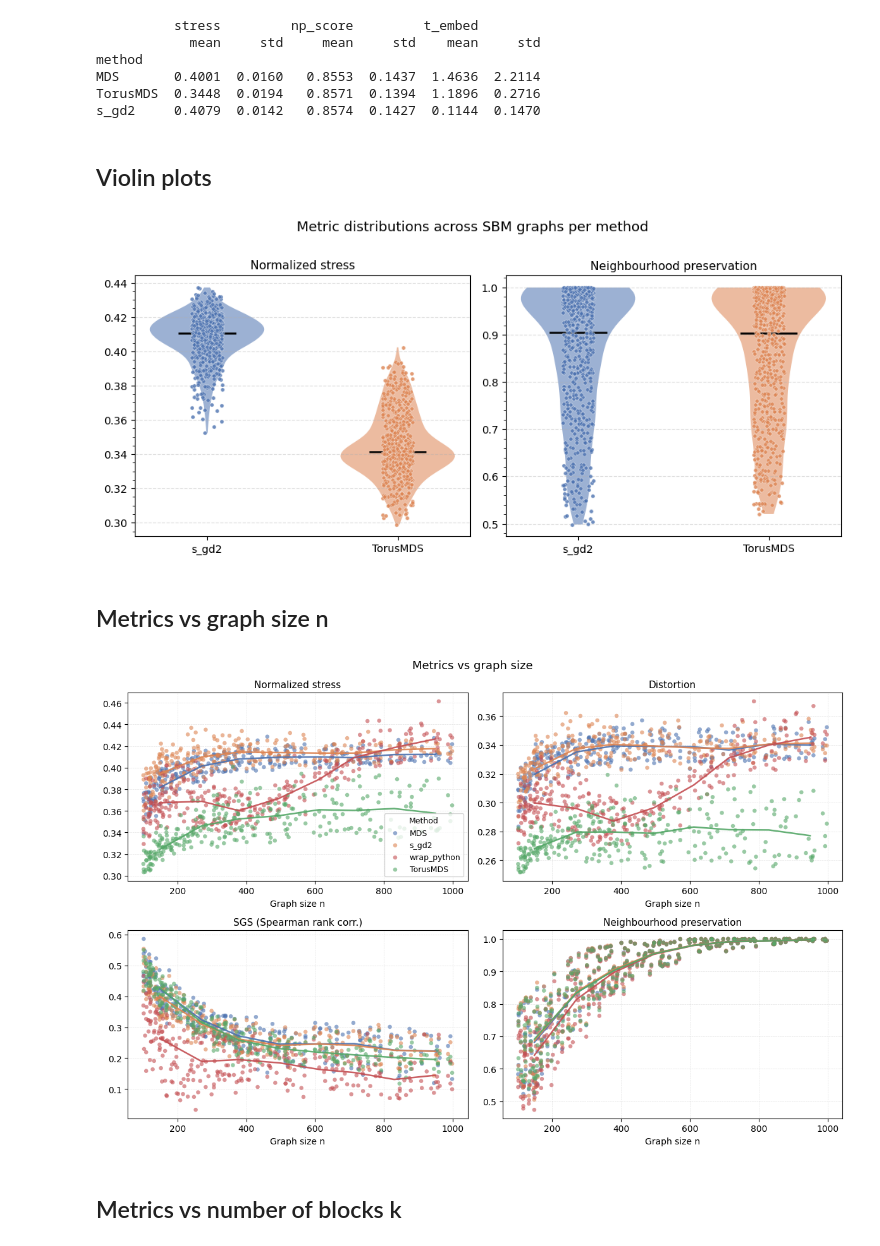
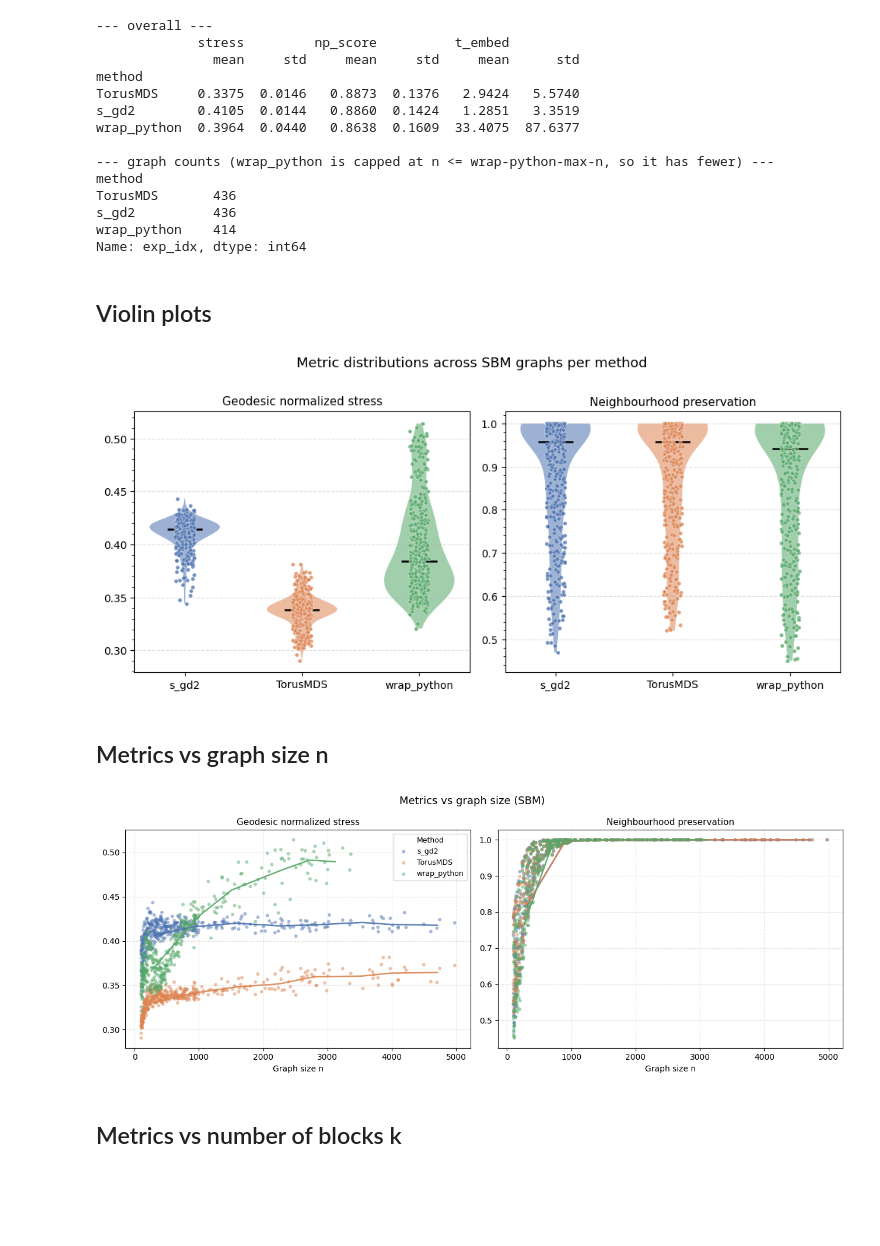
Before and after one commit to JacobLMiller/torus-mds, a Jupyter notebook: verification_experiments/sbm_results.ipynb, the cells around one changed output. Cells and saved outputs as stored; diff of their text form; code cells hidden in the pictures; blank space fills up the shorter version.

```diff
--- a/verification_experiments/sbm_results.ipynb
+++ b/verification_experiments/sbm_results.ipynb
@@ -3,14 +3,13 @@ import numpy as np
 import pandas as pd
 import matplotlib.pyplot as plt
 import matplotlib.ticker as mticker
-from scipy import stats
 
 df = pd.read_csv('results/sbm_comparison.csv')
 
-METHODS   = ['s_gd2', 'TorusMDS']
-COLORS    = {'s_gd2': '#4C72B0', 'TorusMDS': '#DD8452'}
-METRICS   = ['stress',  'np_score']
-LABELS    = {
+METHODS = ['s_gd2', 'TorusMDS', 'wrap_python']
+COLORS  = {'s_gd2': '#4C72B0', 'TorusMDS': '#DD8452', 'wrap_python': '#55A868'}
+METRICS = ['stress', 'np_score']
+LABELS  = {
     'stress':     'Geodesic normalized stress',
     'distortion': 'Distortion',
     'sgs':        'SGS (Spearman rank corr.)',
@@ -19,14 +18,25 @@ LABELS    = {
 }
 
 data = {m: df[df['method'] == m] for m in METHODS}
-print(df.groupby('method')[METRICS + ['t_embed']].agg(['mean','std']).round(4))
+print('--- overall ---')
+print(df.groupby('method')[METRICS + ['t_embed']].agg(['mean', 'std']).round(4))
+print('\n--- graph counts (wrap_python is capped at n <= wrap-python-max-n, so it has fewer) ---')
+print(df.groupby('method')['exp_idx'].nunique())
 # %% [output]
-          stress         np_score         t_embed
-            mean     std     mean     std    mean     std
+--- overall ---
+             stress         np_score          t_embed
+               mean     std     mean     std     mean      std
 method
-MDS       0.4001  0.0160   0.8553  0.1437  1.4636  2.2114
-TorusMDS  0.3448  0.0194   0.8571  0.1394  1.1896  0.2716
-s_gd2     0.4079  0.0142   0.8574  0.1427  0.1144  0.1470
+TorusMDS     0.3375  0.0146   0.8873  0.1376   2.9424   5.5740
+s_gd2        0.4105  0.0144   0.8860  0.1424   1.2851   3.3519
+wrap_python  0.3964  0.0440   0.8638  0.1609  33.4075  87.6377
+
+--- graph counts (wrap_python is capped at n <= wrap-python-max-n, so it has fewer) ---
+method
+TorusMDS       436
+s_gd2          436
+wrap_python    414
+Name: exp_idx, dtype: int64
 # %% [markdown]
 ## Violin plots
 # %%
@@ -36,7 +46,7 @@ fig, axes = plt.subplots(1, 2, figsize=(10, 4.5))
 
 for ax, metric in zip(axes, METRICS):
     parts = ax.violinplot(
-        [data[m][metric].values for m in METHODS],
+        [data[m][metric].dropna().values for m in METHODS],
         positions=range(len(METHODS)),
         widths=0.6,
         showmedians=True,
@@ -49,7 +59,7 @@ for ax, metric in zip(axes, METRICS):
     parts['cmedians'].set_linewidth(1.8)
 
     for xi, m in enumerate(METHODS):
-        vals = data[m][metric].values
+        vals = data[m][metric].dropna().values
         jitter = rng.uniform(-0.08, 0.08, size=len(vals))
         ax.scatter(xi + jitter, vals, s=14, color=COLORS[m],
                    edgecolors='white', linewidths=0.3, zorder=3, alpha=0.8)
@@ -60,39 +70,38 @@ for ax, metric in zip(axes, METRICS):
     ax.yaxis.set_minor_locator(mticker.AutoMinorLocator())
     ax.grid(axis='y', which='major', linestyle='--', alpha=0.4)
 
-fig.suptitle(f'Metric distributions across SBM graphs per method', fontsize=13, y=1.01)
+fig.suptitle('Metric distributions across SBM graphs per method', fontsize=13, y=1.01)
 fig.tight_layout()
 plt.savefig('./results/sbm_distributions.png', dpi=150, bbox_inches='tight')
 plt.show()
 # %% [output]
-[figure, old version]
+[figure, new version]
 # %% [markdown]
 ## Metrics vs graph size n
 # %%
-fig, axes = plt.subplots(2, 2, figsize=(12, 8))
+fig, axes = plt.subplots(1, 2, figsize=(13, 5))
 
-for ax, metric in zip(axes.flat, METRICS):
+for ax, metric in zip(axes, METRICS):
     for m in METHODS:
         d = data[m].sort_values('n')
-        ax.scatter(d['n'], d[metric], s=22, color=COLORS[m],
-                   alpha=0.6, label=m, edgecolors='none')
-        # LOWESS-style trend via binned means
+        ax.scatter(d['n'], d[metric], s=18, color=COLORS[m],
+                   alpha=0.5, label=m, edgecolors='none')
         bins = pd.cut(d['n'], bins=8)
         trend = d.groupby(bins, observed=True)[metric].mean()
         mids  = d.groupby(bins, observed=True)['n'].mean()
         ax.plot(mids.values, trend.values, color=COLORS[m], linewidth=1.8, alpha=0.9)
 
     ax.set_xlabel('Graph size n', fontsize=10)
     ax.set_title(LABELS[metric], fontsize=11)
     ax.grid(linestyle='--', alpha=0.35)
 
-axes.flat[0].legend(title='Method', fontsize=9, title_fontsize=9)
-fig.suptitle('Metrics vs graph size', fontsize=13)
+axes[0].legend(title='Method', fontsize=9, title_fontsize=9)
+fig.suptitle('Metrics vs graph size (SBM)', fontsize=13)
 fig.tight_layout()
 plt.savefig('./results/sbm_metrics_vs_n.png', dpi=150, bbox_inches='tight')
 plt.show()
 # %% [output]
-[figure, old version]
+[figure, new version]
 # %% [markdown]
 ## Metrics vs number of blocks k
 # %%
```
Also changed, not shown: parts of 3 cells of this notebook, 4 other files.
